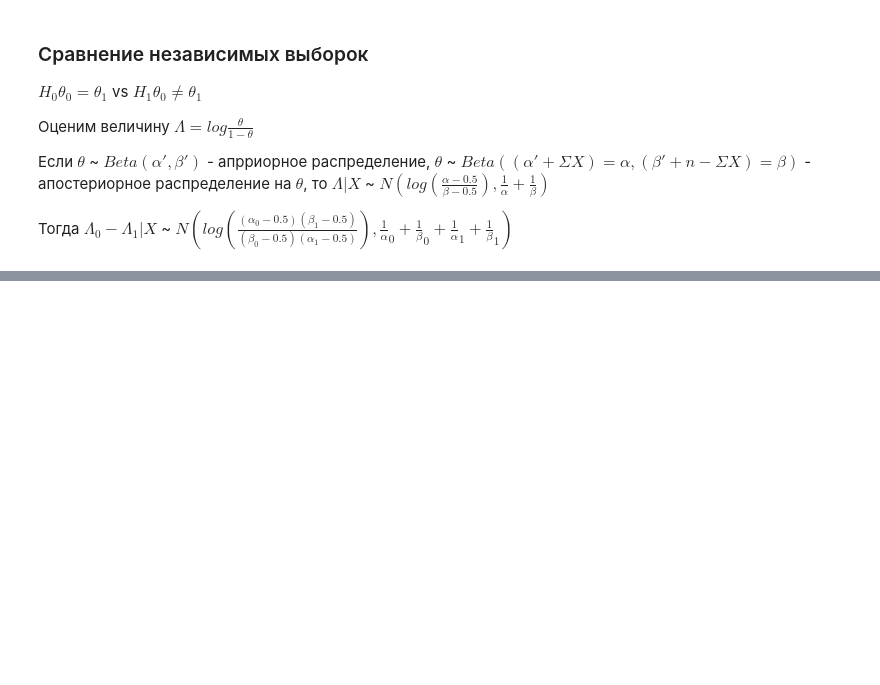
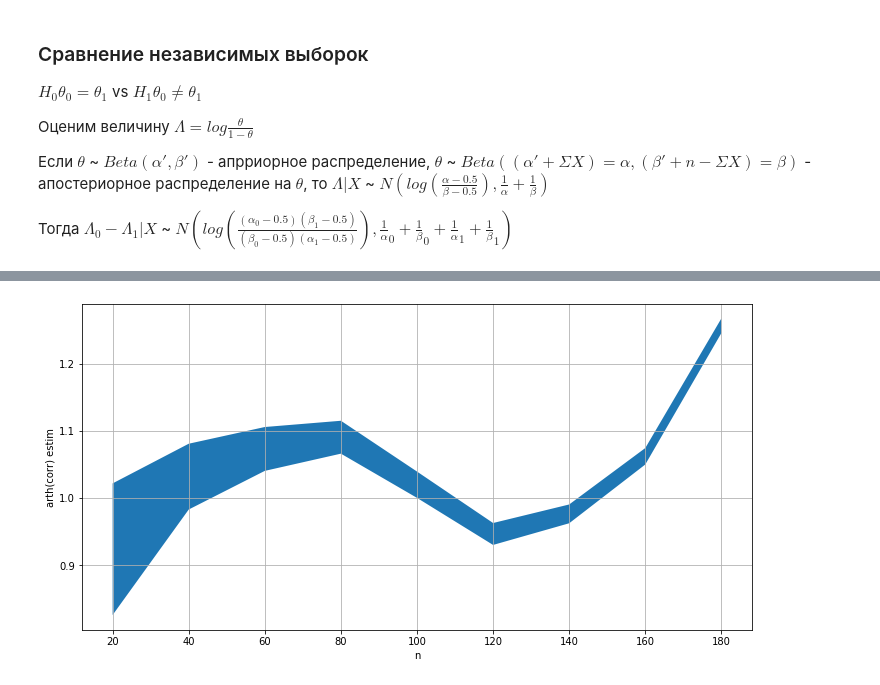
Before and after one commit to Valentin-Buchnev/bayes-project-2019, a Jupyter notebook: shlychkova/hypothses_testing.ipynb, the cells around one changed output, grey strips where cells are left out. Saved outputs shown, nothing was run; the diff lists cells and outputs as text; code cells hidden in the pictures; blank space fills up the shorter version.

```diff
--- a/shlychkova/hypothses_testing.ipynb
+++ b/shlychkova/hypothses_testing.ipynb
@@ -207,0 +233,4 @@ draw(params)
+# %%
+draw(dependant=True)
+# %% [output]
+[figure, added]
```
Also changed, not shown: parts of 12 cells of this notebook, 3 other files.
